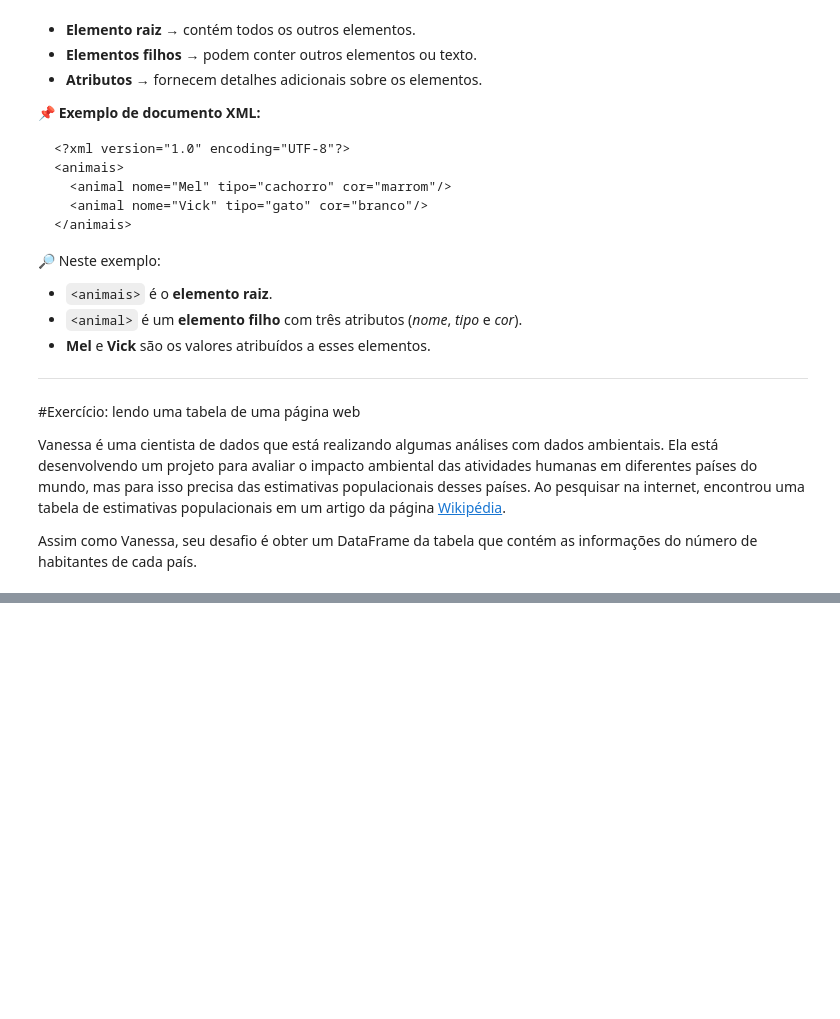
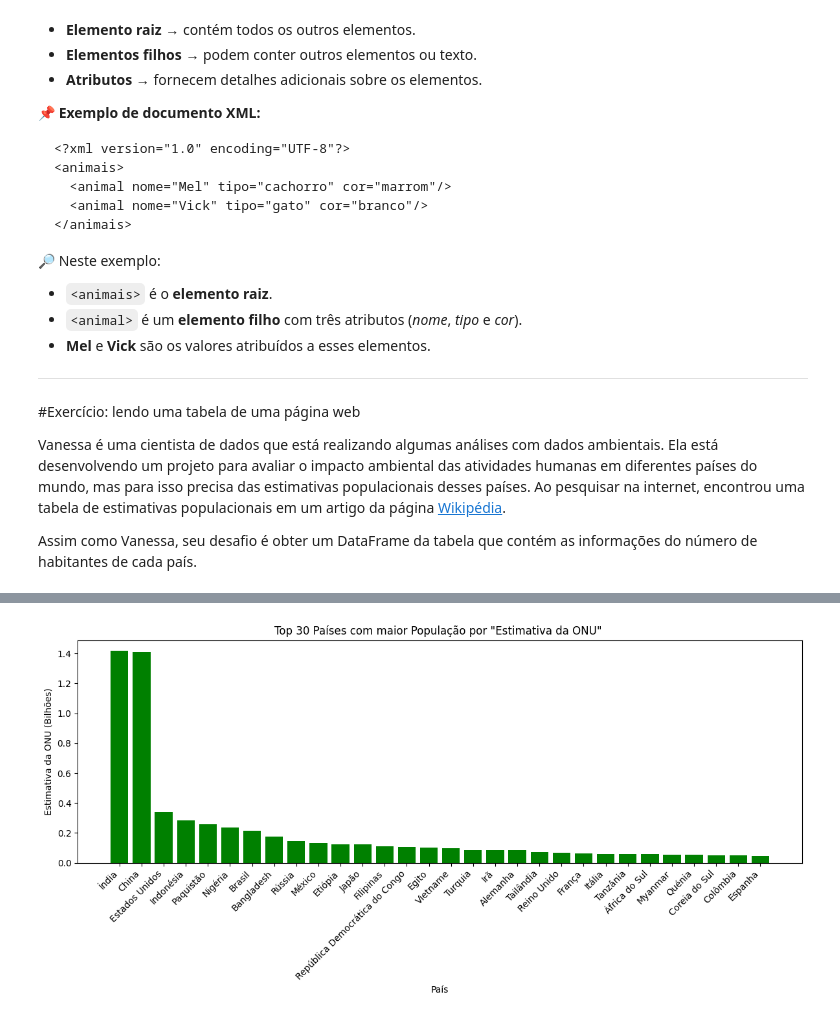
Before and after one commit to YuriArduino/Estudos_Pandas, a Jupyter notebook: Pandas__I_O_HTML_XML.ipynb, the cells around one changed output, grey strips where cells are left out. Drawn from its saved outputs; the diff is of its cells as text; code cells hidden in the pictures; blank space fills up the shorter version.

```diff
--- a/Pandas__I_O_HTML_XML.ipynb
+++ b/Pandas__I_O_HTML_XML.ipynb
@@ -353,0 +359,3 @@ Assim como Vanessa, seu desafio é obter um DataFrame da tabela que contém as i
+# %%
+paises_populacao_html = pd.read_html('https://raw.githubusercontent.com/YuriArduino/Estudos_Pandas/refs/heads/data-tests/Lista%20de%20pa%C3%ADses%20por%20popula%C3%A7%C3%A3o%20%E2%80%93%20Wikip%C3%A9dia%2C%20a%20enciclop%C3%A9dia%20livre.html')
+paises_populacao_html
@@ -353,0 +384,3 @@ Assim como Vanessa, seu desafio é obter um DataFrame da tabela que contém as i
+# %%
+paises_populacao = paises_populacao_html[0]
+paises_populacao
@@ -353,0 +401,11 @@ Assim como Vanessa, seu desafio é obter um DataFrame da tabela que contém as i
+# %%
+# Para remover a coluna chamada "Unnamed: 0", uma possibilidade é usar o método .drop()
+# e especificar o nome da coluna e axis=1
+paises_populacao = paises_populacao.drop('Unnamed: 0', axis=1)
+paises_populacao.head()
+
+
+# 'Unnamed: 0' especifica o nome da coluna que será removida.
+# axis=1 indica que a operação de exclusão deve ser feita ao longo das colunas
+# inplace=True significa que a operação será aplicada diretamente ao DataFrame tabela
+# sem a necessidade de criar um novo DataFrame.
@@ -353,0 +419,54 @@ Assim como Vanessa, seu desafio é obter um DataFrame da tabela que contém as i
+# %%
+import matplotlib.pyplot as plt
+import numpy as np
+import matplotlib.ticker as ticker
+
+
+# Limpa a coluna 'Estimativa da ONU': remove espaços e pontos, depois converte para numérico
+paises_populacao['Estimativa da ONU Limpa'] = (
+    paises_populacao['Estimativa da ONU']
+    .astype(str)
+    .str.replace(' ', '', regex=False)
+    .str.replace('.', '', regex=False)
+)
+paises_populacao['Estimativa da ONU Limpa'] = pd.to_numeric(
+    paises_populacao['Estimativa da ONU Limpa'], errors='coerce'
+)
+
+# Limpa a coluna 'País (ou território dependente)': remove o padrão [nota X]
+paises_populacao['País (ou território dependente)'] = (
+    paises_populacao['País (ou território dependente)']
+    .str.replace(r'\[nota \d+\]', '', regex=True)
+    .str.strip()
+)
+
+# Remove linhas onde a conversão para numérico falhou (se houver)
+paises_populacao.dropna(subset=['Estimativa da ONU Limpa'], inplace=True)
+
+# Classifica por população e seleciona os 30 principais países
+top_30_paises = paises_populacao.sort_values(
+    by='Estimativa da ONU Limpa', ascending=False
+).head(30)
+
+# Divide a população por 1 bilhão para exibir em bilhões
+top_30_paises['Estimativa da ONU Limpa Bilhões'] = top_30_paises['Estimativa da ONU Limpa'] / 1_000_000_000
+
+
+# Cria um gráfico de barras
+plt.figure(figsize=(12, 6))
+plt.bar(top_30_paises['País (ou território dependente)'], top_30_paises['Estimativa da ONU Limpa Bilhões'], color='green')
+plt.xlabel('País')
+plt.ylabel('Estimativa da ONU (Bilhões)')
+plt.title('Top 30 Países com maior População por "Estimativa da ONU" ')
+plt.xticks(rotation=45, ha='right')
+plt.tight_layout()
+
+# Formata os rótulos do eixo y para não usar notação científica usando matplotlib.ticker
+# (Mantido caso queira ajustar a formatação de outra forma no futuro, mas a divisão já simplifica)
+plt.gca().yaxis.set_major_formatter(ticker.ScalarFormatter(useOffset=False, useMathText=False))
+plt.ticklabel_format(style='plain', axis='y')
+
+
+plt.show()
+# %% [output]
+[figure, added]
```
Also changed, not shown: parts of 6 cells of this notebook.
